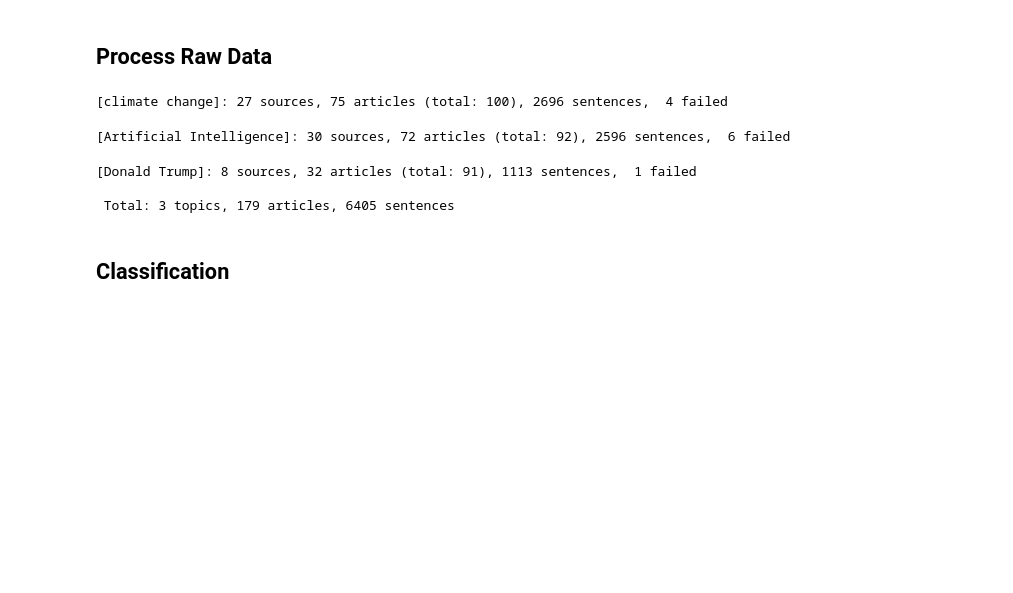
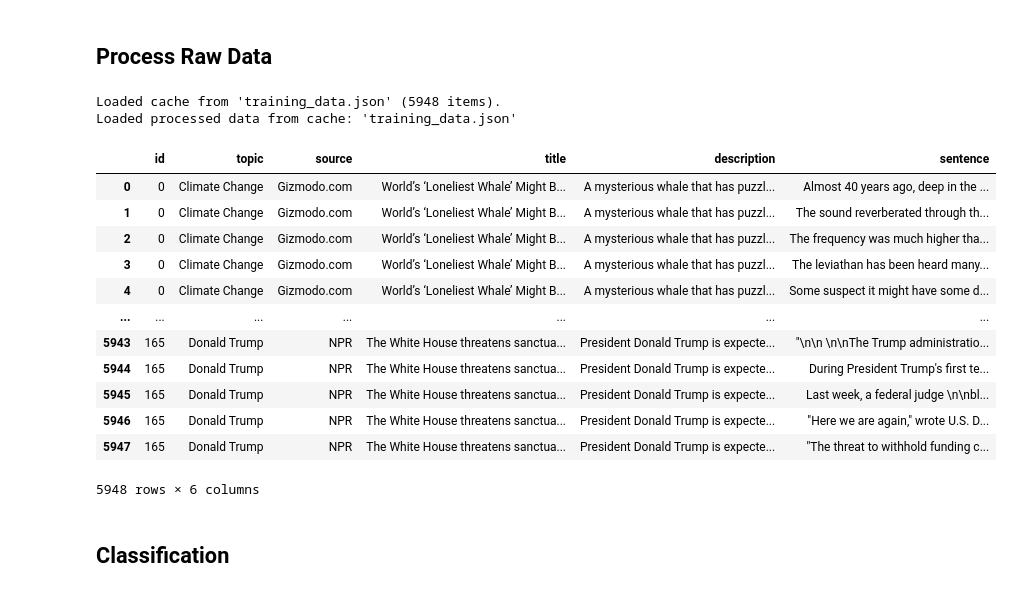
Before and after one commit to mrliu1212/NLP-Project, a Jupyter notebook: NLP_Project.ipynb, the cells around one changed output. Cells and saved outputs as stored; diff of their text form; code cells hidden in the pictures; blank space fills up the shorter version.

Commit message:
Imporved data retrival process (oop)

```diff
--- a/NLP_Project.ipynb
+++ b/NLP_Project.ipynb
@@ -252,7 +197,27 @@ class Df_Builder():
         doc = self.nlp(content)
         return [sent.text.strip() for sent in doc.sents]
 
-    def build(self,topics,all_articles, allowed_sources = []):
+    def build(self, topics, all_articles, allowed_sources=[], cache_file: str = None):
+        """
+        Builds a DataFrame containing article sentence data.
+
+        Parameters:
+            topics (list): List of topic strings
+            all_articles (list): List of response dicts from NewsAPI
+            allowed_sources (list): Optional list of sources to include
+            cache_file (str): Optional path to load/save the final DataFrame (as list of dicts)
+
+        Returns:
+            pd.DataFrame: DataFrame with columns [id, topic, source, title, description, sentence]
+        """
+        # Try loading from cache first
+        if cache_file:
+            cached_data = UsefulTools.JsonCache.load(cache_file, expected_type=list)
+            if cached_data:
+                print(f"Loaded processed data from cache: '{cache_file}'")
+                self.data = pd.DataFrame(cached_data)
+                return self.data
+
         rows = []
         article_id = 0
 
@@ -261,66 +226,76 @@ class Df_Builder():
             count_sent = 0
             count_articles = 0
             count_fails = 0
-            for a in tqdm(articles['articles'],
-                        desc=f"[{topic}] Articles",
-                        unit="art",
-                        leave=False):
+
+            for a in tqdm(articles['articles'], desc=f"[{topic}] Articles", unit="art", leave=False):
                 source = a['source']['name']
                 source_id = a['source']['id']
 
-                # For test data building only
-                # TODO move this functionality into request (I encountered source ID = None, ex: Gizmodo.com'id is None)
-                if len(allowed_sources) > 0 and source not in allowed_sources:
-                    # print(f'{source} is not allowed')
-                    continue
-                else:
-                    # print(f'{source} is allowed')
-                    pass
-
-                if visited_source.get(source, 0) > ARTICLES_PER_SOURCE:
-                    # print(f"for [{topic}] we already have {ARTICLES_PER_SOURCE} articles from [{source}] ")
+                if allowed_sources and source not in allowed_sources:
                     continue
 
+                if visited_source.get(source, 0) >= ARTICLES_PER_SOURCE:
+                    continue
 
                 visited_source[source] = visited_source.get(source, 0) + 1
 
                 full_content = self.get_full_article(a.get('url', ''))
                 if not full_content:
                     count_fails += 1
-                    continue  # skip if we couldn't fetch
+                    continue
 
                 for sent in self.sentences_tokenization(full_content):
                     rows.append({
                         'id': article_id,
                         'topic': topic,
                         'source': source,
                         'title': a['title'],
                         'description': a['description'],
                         'sentence': sent
                     })
                     count_sent += 1
                 count_articles += 1
                 article_id += 1
 
                 if source not in self.sources:
                     self.sources[source] = source_id
 
-            print(f"[{topic}]: {len(visited_source)} sources, {count_articles} articles (total: {len(articles['articles'])}), {count_sent} sentences,  {count_fails} failed")
+            print(f"[{topic}]: {len(visited_source)} sources, {count_articles} articles/{len(articles['articles'])}, {count_sent} sentences, {count_fails} failed")
 
         self.data = pd.DataFrame(rows)
+
         print(f"\n Total: {len(topics)} topics, {article_id} articles, {len(self.data)} sentences")
+
+        # Save to cache
+        if cache_file:
+            UsefulTools.JsonCache.save(self.data.to_dict(orient='records'), cache_file)
+
         return self.data
 
 
+
 training_builder = Df_Builder()
-training_data = training_builder.build(topics,all_articles)
-# training_data
+training_data = training_builder.build(
+    topics,
+    all_articles,
+    cache_file='train_data.json'
+)
 # %% [output]
-[climate change]: 27 sources, 75 articles (total: 100), 2696 sentences,  4 failed
+Loaded cache from 'training_data.json' (5948 items).
+Loaded processed data from cache: 'training_data.json'
+|  | id | topic | source | title | description | sentence |
+| 0 | 0 | Climate Change | Gizmodo.com | World’s ‘Loneliest Whale’ Might B... | A mysterious whale that has puzzl... | Almost 40 years ago, deep in the ... |
+| 1 | 0 | Climate Change | Gizmodo.com | World’s ‘Loneliest Whale’ Might B... | A mysterious whale that has puzzl... | The sound reverberated through th... |
+| 2 | 0 | Climate Change | Gizmodo.com | World’s ‘Loneliest Whale’ Might B... | A mysterious whale that has puzzl... | The frequency was much higher tha... |
+| 3 | 0 | Climate Change | Gizmodo.com | World’s ‘Loneliest Whale’ Might B... | A mysterious whale that has puzzl... | The leviathan has been heard many... |
+| 4 | 0 | Climate Change | Gizmodo.com | World’s ‘Loneliest Whale’ Might B... | A mysterious whale that has puzzl... | Some suspect it might have some d... |
+| ... | ... | ... | ... | ... | ... | ... |
+| 5943 | 165 | Donald Trump | NPR | The White House threatens sanctua... | President Donald Trump is expecte... | "\n\n \n\nThe Trump administratio... |
+| 5944 | 165 | Donald Trump | NPR | The White House threatens sanctua... | President Donald Trump is expecte... | During President Trump's first te... |
+| 5945 | 165 | Donald Trump | NPR | The White House threatens sanctua... | President Donald Trump is expecte... | Last week, a federal judge \n\nbl... |
+| 5946 | 165 | Donald Trump | NPR | The White House threatens sanctua... | President Donald Trump is expecte... | "Here we are again," wrote U.S. D... |
+| 5947 | 165 | Donald Trump | NPR | The White House threatens sanctua... | President Donald Trump is expecte... | "The threat to withhold funding c... |
-[Artificial Intelligence]: 30 sources, 72 articles (total: 92), 2596 sentences,  6 failed
+5948 rows × 6 columns
-[Donald Trump]: 8 sources, 32 articles (total: 91), 1113 sentences,  1 failed
-
- Total: 3 topics, 179 articles, 6405 sentences
 # %% [markdown]
 ## Classification
 # %% [markdown]
```
Also changed, not shown: parts of 9 cells of this notebook, 5 other files.
